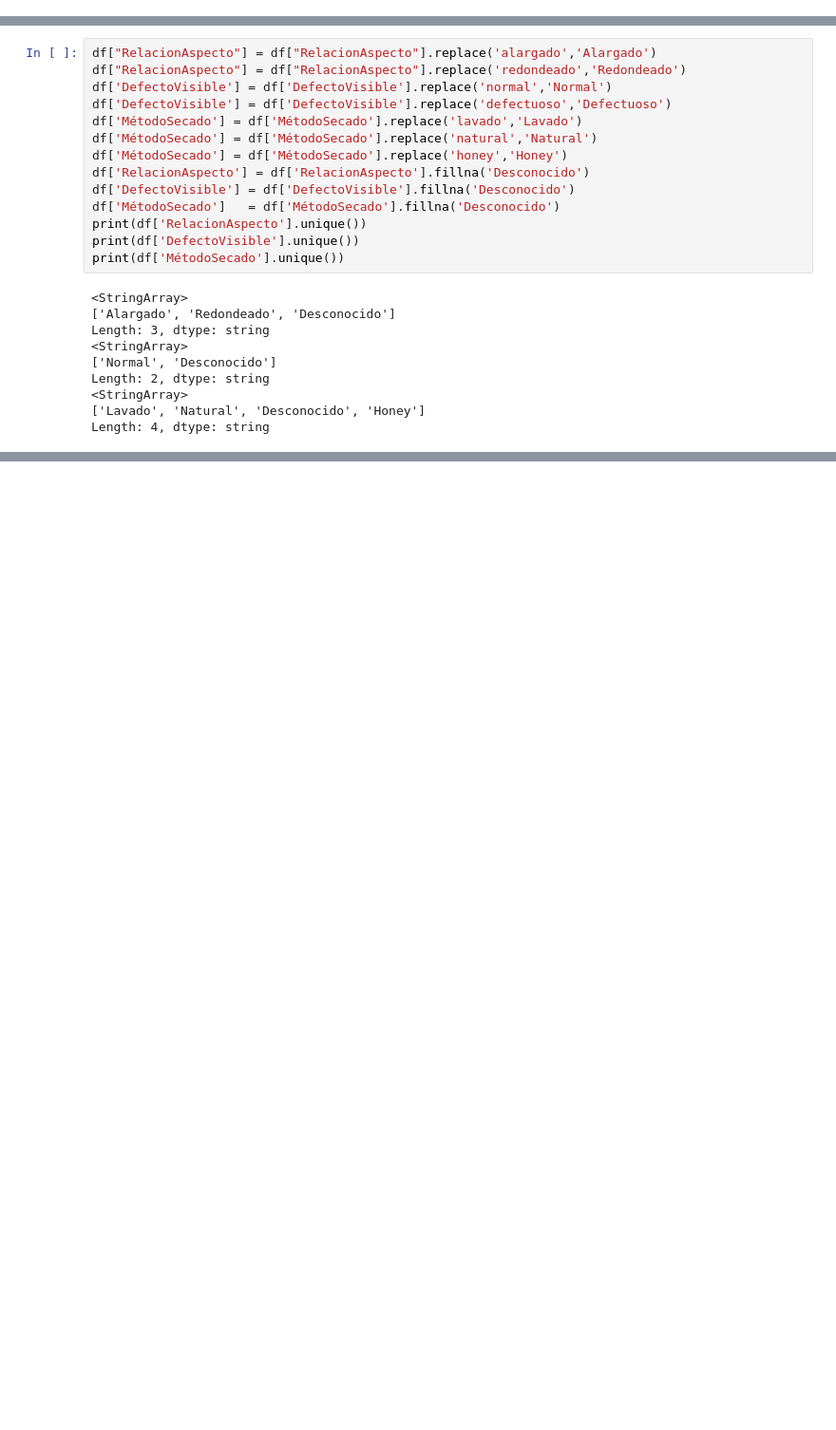
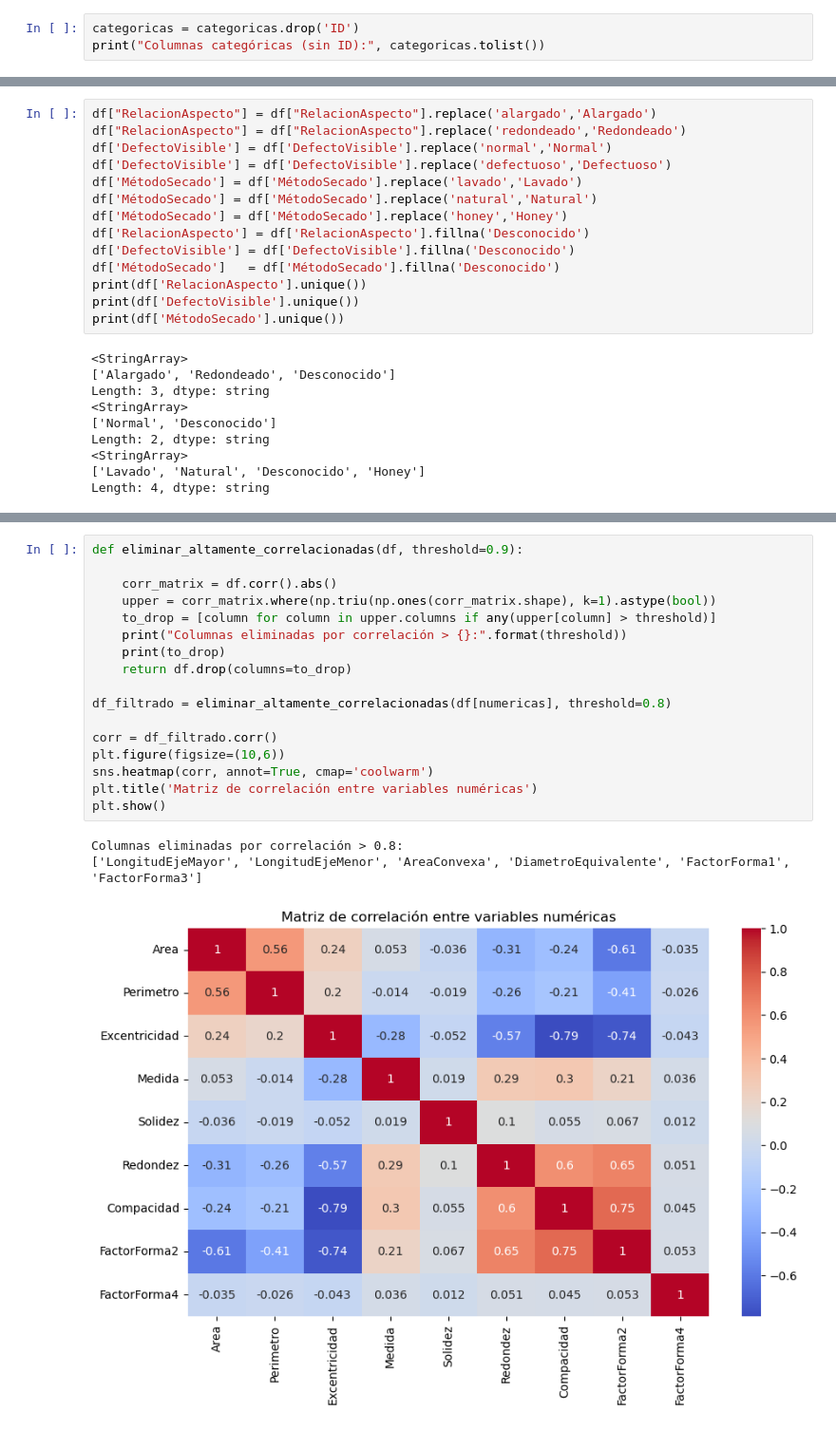
Before and after one commit to Trabajos-BI/Laboratorio2BI, a Jupyter notebook: Lab2/SeneCafeAlpes.ipynb, the cells around one changed output, grey strips where cells are left out. Shown at 95% size. Cells and saved outputs as stored; diff of their text form; blank space fills up the shorter version.

Commit message:
elimina alta correlacion

```diff
--- a/Lab2/SeneCafeAlpes.ipynb
+++ b/Lab2/SeneCafeAlpes.ipynb
@@ -123,3 +127,6 @@ print("Columnas categóricas:", categoricas.tolist())
 # %% [output]
 Columnas numéricas: ['Area', 'Perimetro', 'LongitudEjeMayor', 'LongitudEjeMenor', 'Excentricidad', 'AreaConvexa', 'DiametroEquivalente', 'Medida', 'Solidez', 'Redondez', 'Compacidad', 'FactorForma1',  ...
 Columnas categóricas: ['ID', 'RelacionAspecto', 'DefectoVisible', 'MétodoSecado']
+# %%
+categoricas = categoricas.drop('ID')
+print("Columnas categóricas (sin ID):", categoricas.tolist())
@@ -424,3 +424,24 @@ FactorForma4           0
 DefectoVisible         0
 MétodoSecado           0
 dtype: int64
+# %%
+def eliminar_altamente_correlacionadas(df, threshold=0.9):
+
+    corr_matrix = df.corr().abs()
+    upper = corr_matrix.where(np.triu(np.ones(corr_matrix.shape), k=1).astype(bool))
+    to_drop = [column for column in upper.columns if any(upper[column] > threshold)]
+    print("Columnas eliminadas por correlación > {}:".format(threshold))
+    print(to_drop)
+    return df.drop(columns=to_drop)
+
+df_filtrado = eliminar_altamente_correlacionadas(df[numericas], threshold=0.8)
+
+corr = df_filtrado.corr()
+plt.figure(figsize=(10,6))
+sns.heatmap(corr, annot=True, cmap='coolwarm')
+plt.title('Matriz de correlación entre variables numéricas')
+plt.show()
+# %% [output]
+Columnas eliminadas por correlación > 0.8:
+['LongitudEjeMayor', 'LongitudEjeMenor', 'AreaConvexa', 'DiametroEquivalente', 'FactorForma1', 'FactorForma3']
+[figure, added]
```
Also changed, not shown: parts of 12 cells of this notebook.
